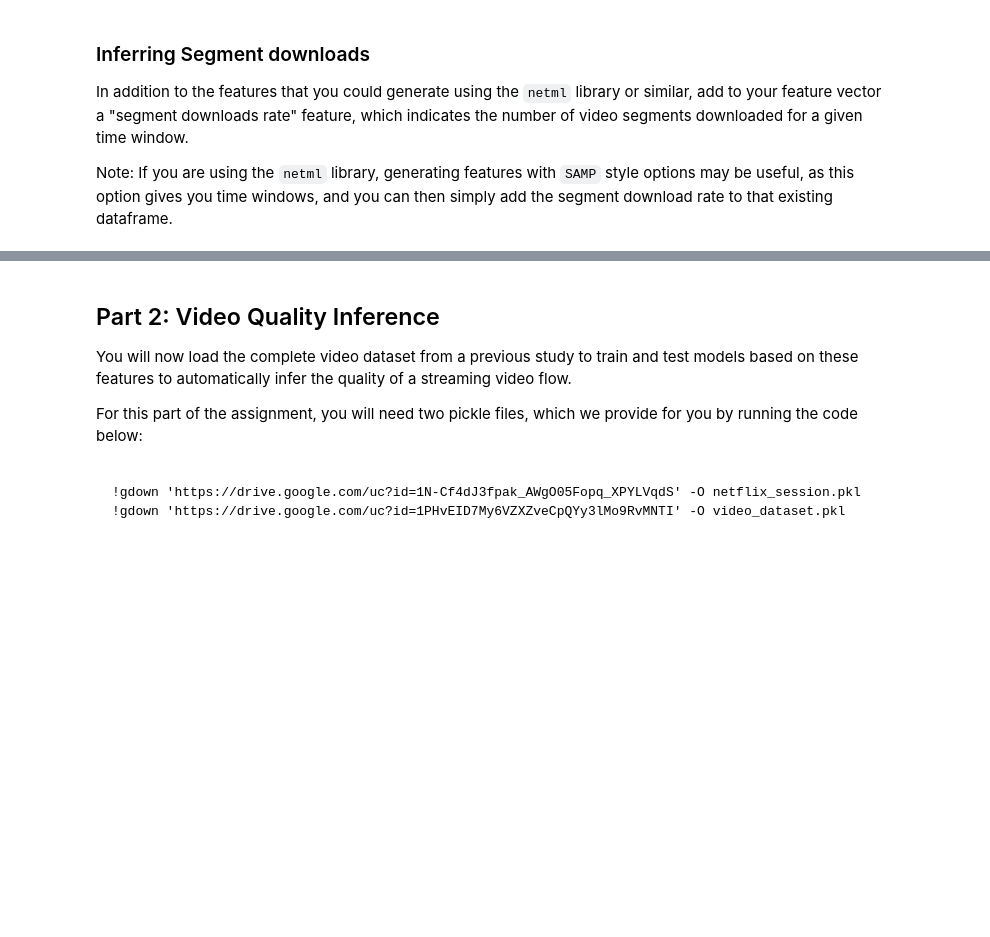
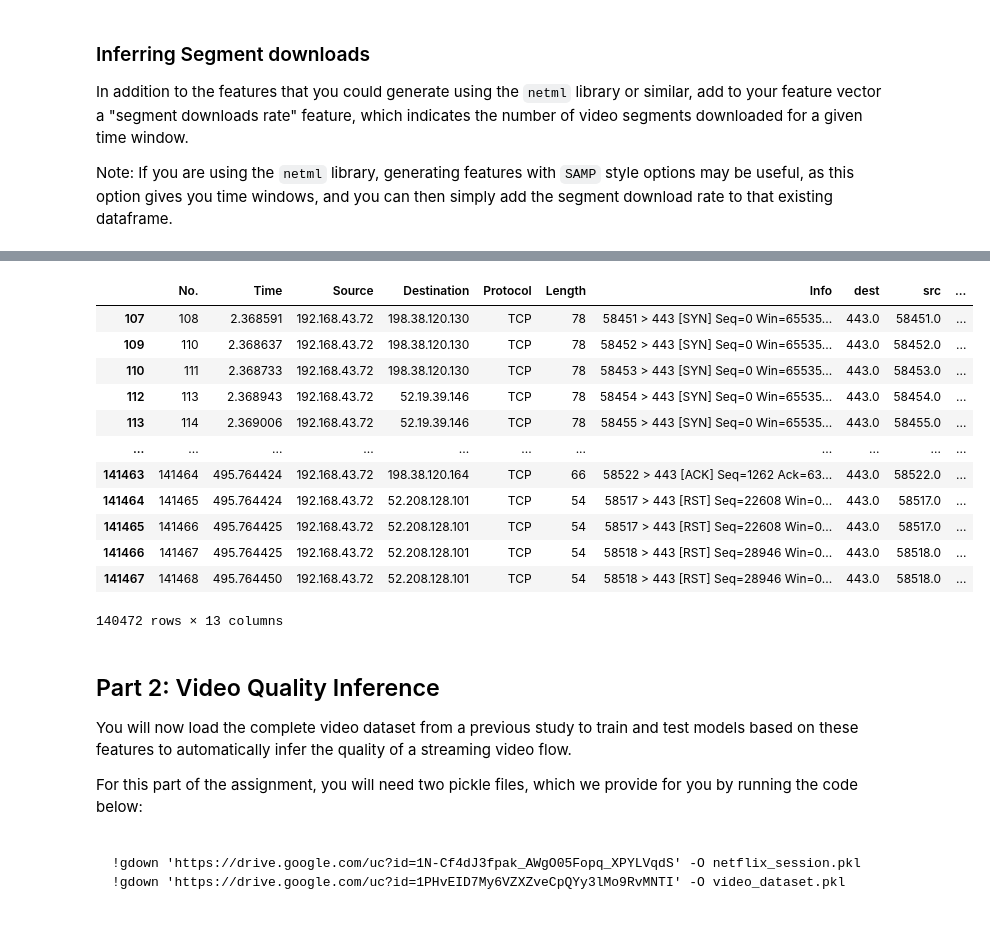
Before and after one commit to noise-course/video-quality-of-experience-zroe1, a Jupyter notebook: 1-Video-Quality-Inference.ipynb, the cells around one changed output, grey strips where cells are left out. Saved outputs shown, nothing was run; the diff lists cells and outputs as text; code cells hidden in the pictures; blank space fills up the shorter version.

```diff
--- a/1-Video-Quality-Inference.ipynb
+++ b/1-Video-Quality-Inference.ipynb
@@ -565,3 +613,19 @@ Note: If you are using the `netml` library, generating features with `SAMP` styl
+# %%
+only_netflix
+# %% [output]
+|  | No. | Time | Source | Destination | Protocol | Length | Info | dest | src | ... |
+| 107 | 108 | 2.368591 | 192.168.43.72 | 198.38.120.130 | TCP | 78 | 58451 > 443 [SYN] Seq=0 Win=65535... | 443.0 | 58451.0 | ... |
+| 109 | 110 | 2.368637 | 192.168.43.72 | 198.38.120.130 | TCP | 78 | 58452 > 443 [SYN] Seq=0 Win=65535... | 443.0 | 58452.0 | ... |
+| 110 | 111 | 2.368733 | 192.168.43.72 | 198.38.120.130 | TCP | 78 | 58453 > 443 [SYN] Seq=0 Win=65535... | 443.0 | 58453.0 | ... |
+| 112 | 113 | 2.368943 | 192.168.43.72 | 52.19.39.146 | TCP | 78 | 58454 > 443 [SYN] Seq=0 Win=65535... | 443.0 | 58454.0 | ... |
+| 113 | 114 | 2.369006 | 192.168.43.72 | 52.19.39.146 | TCP | 78 | 58455 > 443 [SYN] Seq=0 Win=65535... | 443.0 | 58455.0 | ... |
+| ... | ... | ... | ... | ... | ... | ... | ... | ... | ... | ... |
+| 141463 | 141464 | 495.764424 | 192.168.43.72 | 198.38.120.164 | TCP | 66 | 58522 > 443 [ACK] Seq=1262 Ack=63... | 443.0 | 58522.0 | ... |
+| 141464 | 141465 | 495.764424 | 192.168.43.72 | 52.208.128.101 | TCP | 54 | 58517 > 443 [RST] Seq=22608 Win=0... | 443.0 | 58517.0 | ... |
+| 141465 | 141466 | 495.764425 | 192.168.43.72 | 52.208.128.101 | TCP | 54 | 58517 > 443 [RST] Seq=22608 Win=0... | 443.0 | 58517.0 | ... |
+| 141466 | 141467 | 495.764425 | 192.168.43.72 | 52.208.128.101 | TCP | 54 | 58518 > 443 [RST] Seq=28946 Win=0... | 443.0 | 58518.0 | ... |
+| 141467 | 141468 | 495.764450 | 192.168.43.72 | 52.208.128.101 | TCP | 54 | 58518 > 443 [RST] Seq=28946 Win=0... | 443.0 | 58518.0 | ... |
+140472 rows × 13 columns
 # %% [markdown]
 ## Part 2: Video Quality Inference
 
```
Also changed, not shown: parts of 8 cells of this notebook.
